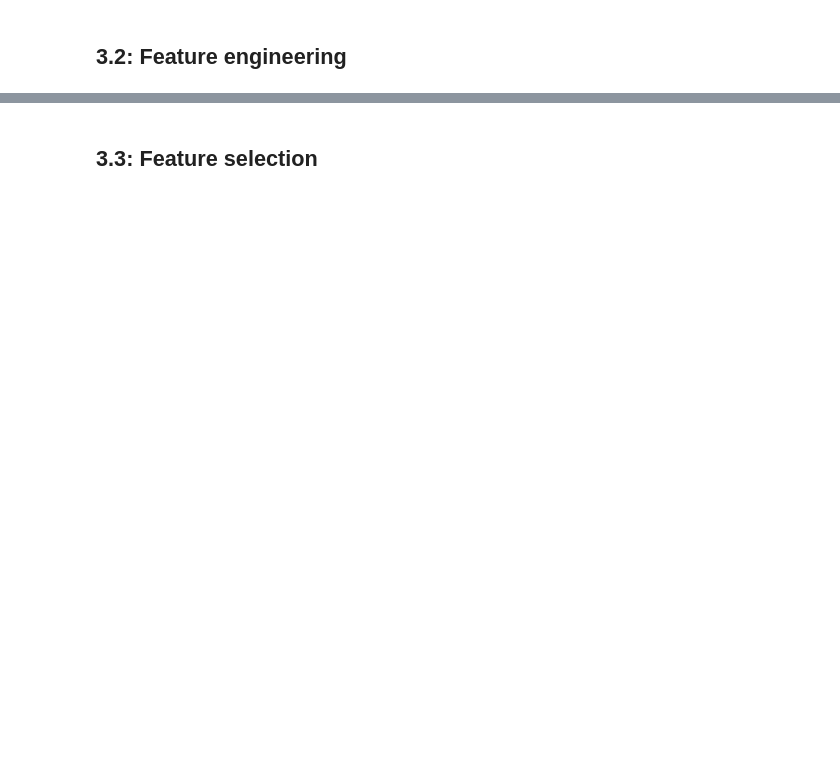
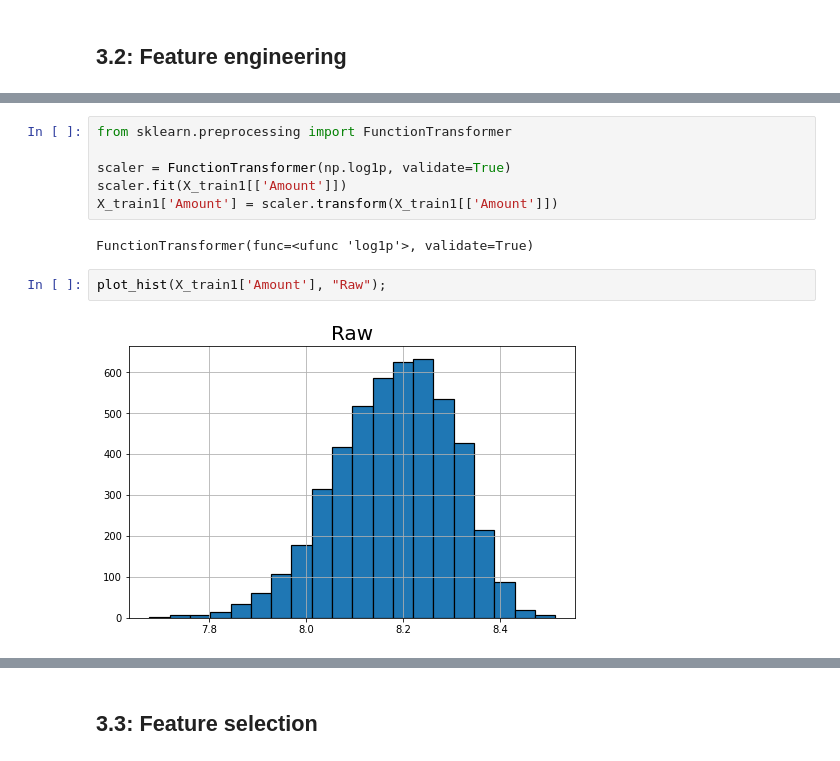
Before and after one commit to Alicexxue/MMA-869, a Jupyter notebook: MMA_MMAB_MMAI_2023_869_Individual_Assignment.ipynb, the cells around one changed output, grey strips where cells are left out. Cells and saved outputs as stored; diff of their text form; blank space fills up the shorter version.

```diff
--- a/MMA_MMAB_MMAI_2023_869_Individual_Assignment.ipynb
+++ b/MMA_MMAB_MMAI_2023_869_Individual_Assignment.ipynb
@@ -828,0 +878,12 @@ df3
+# %%
+from sklearn.preprocessing import FunctionTransformer
+
+scaler = FunctionTransformer(np.log1p, validate=True)
+scaler.fit(X_train1[['Amount']])
+X_train1['Amount'] = scaler.transform(X_train1[['Amount']])
+# %% [output]
+FunctionTransformer(func=<ufunc 'log1p'>, validate=True)
+# %%
+plot_hist(X_train1['Amount'], "Raw");
+# %% [output]
+[figure, added]
```
Also changed, not shown: parts of 63 cells of this notebook.
